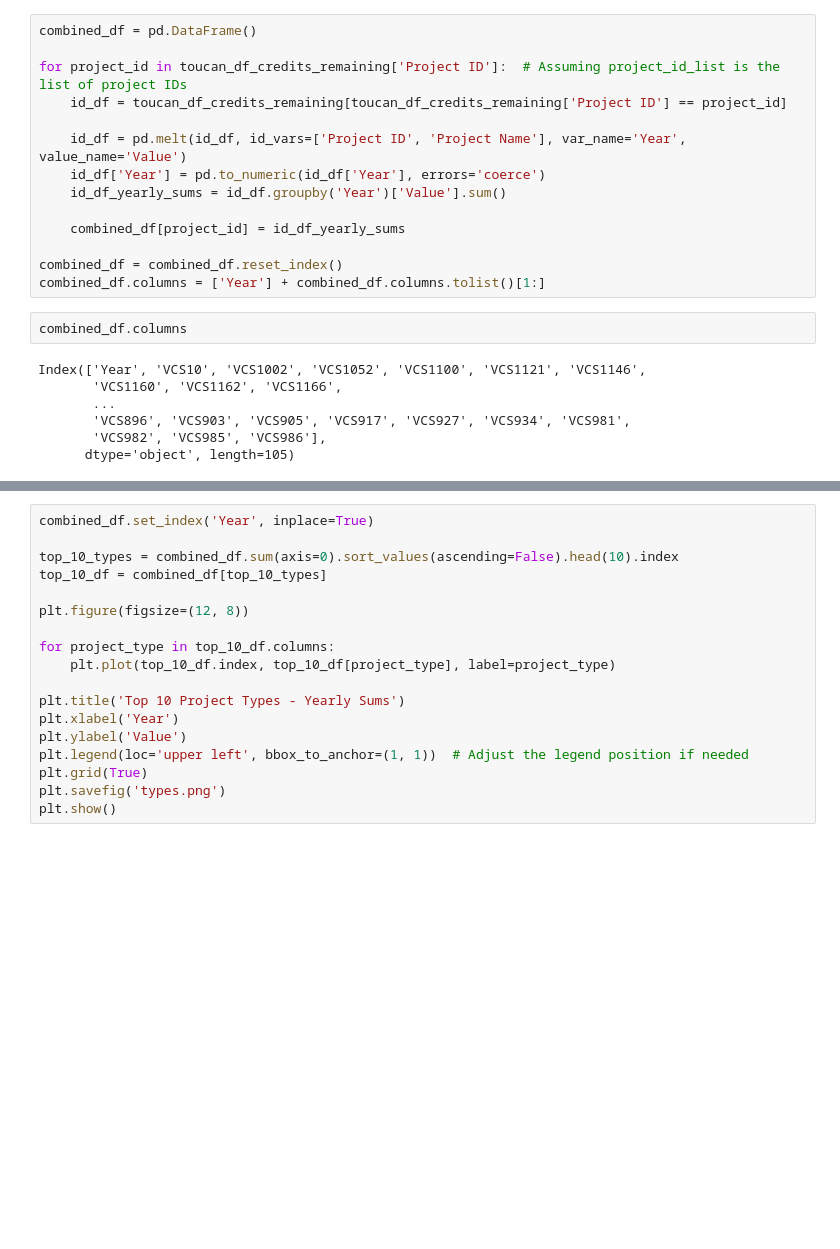
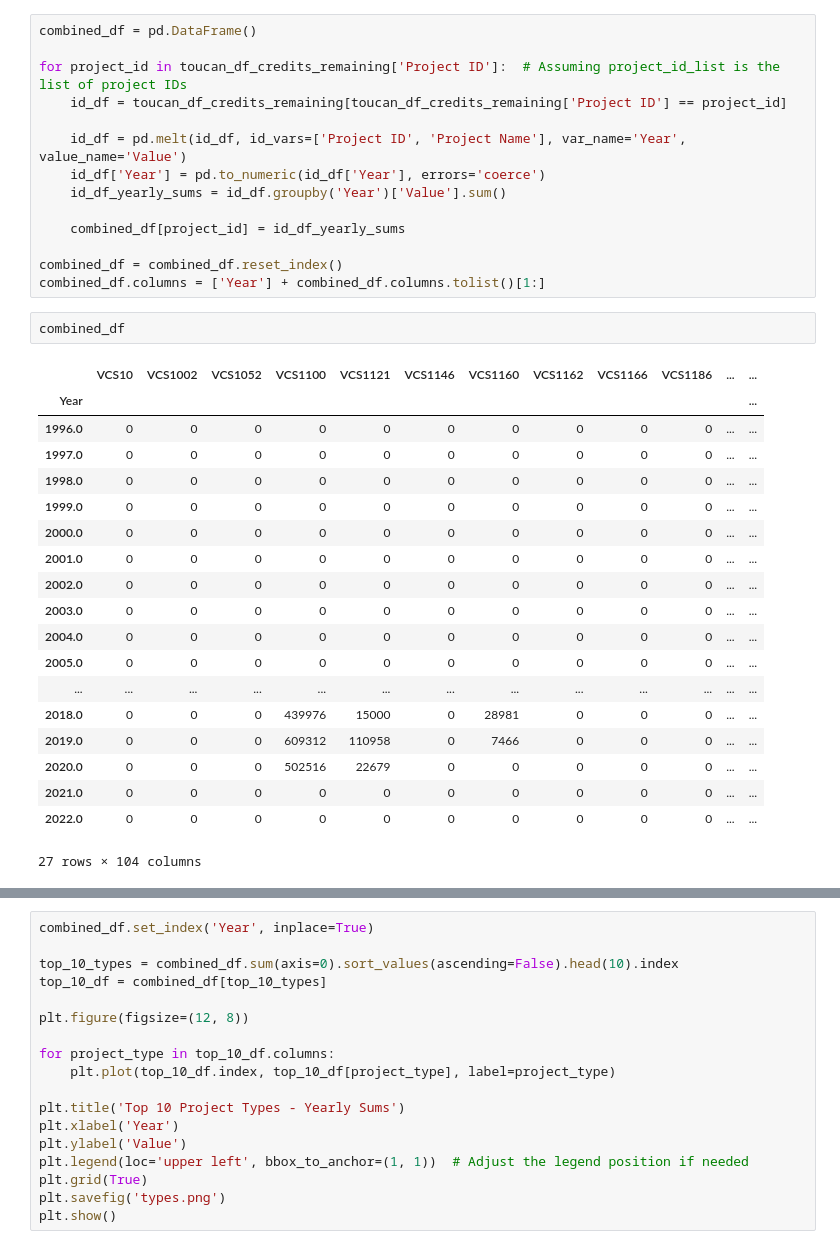
Before and after one commit to dkilleen428/honors_thesis, a Jupyter notebook: Toucan.ipynb, the cells around one changed output, grey strips where cells are left out. Cells and saved outputs as stored; diff of their text form; blank space fills up the shorter version.

```diff
--- a/Toucan.ipynb
+++ b/Toucan.ipynb
@@ -125,11 +125,24 @@ for project_id in toucan_df_credits_remaining['Project ID']:  # Assuming project
 combined_df = combined_df.reset_index()
 combined_df.columns = ['Year'] + combined_df.columns.tolist()[1:]
 # %%
-combined_df.columns
+combined_df
 # %% [output]
+|  | VCS10 | VCS1002 | VCS1052 | VCS1100 | VCS1121 | VCS1146 | VCS1160 | VCS1162 | VCS1166 | VCS1186 | ... | ... |
+| Year |  |  |  |  |  |  |  |  |  |  |  | ... |
+| 1996.0 | 0 | 0 | 0 | 0 | 0 | 0 | 0 | 0 | 0 | 0 | ... | ... |
+| 1997.0 | 0 | 0 | 0 | 0 | 0 | 0 | 0 | 0 | 0 | 0 | ... | ... |
+| 1998.0 | 0 | 0 | 0 | 0 | 0 | 0 | 0 | 0 | 0 | 0 | ... | ... |
+| 1999.0 | 0 | 0 | 0 | 0 | 0 | 0 | 0 | 0 | 0 | 0 | ... | ... |
+| 2000.0 | 0 | 0 | 0 | 0 | 0 | 0 | 0 | 0 | 0 | 0 | ... | ... |
+| 2001.0 | 0 | 0 | 0 | 0 | 0 | 0 | 0 | 0 | 0 | 0 | ... | ... |
+| 2002.0 | 0 | 0 | 0 | 0 | 0 | 0 | 0 | 0 | 0 | 0 | ... | ... |
+| 2003.0 | 0 | 0 | 0 | 0 | 0 | 0 | 0 | 0 | 0 | 0 | ... | ... |
+| 2004.0 | 0 | 0 | 0 | 0 | 0 | 0 | 0 | 0 | 0 | 0 | ... | ... |
+| 2005.0 | 0 | 0 | 0 | 0 | 0 | 0 | 0 | 0 | 0 | 0 | ... | ... |
+| ... | ... | ... | ... | ... | ... | ... | ... | ... | ... | ... | ... | ... |
+| 2018.0 | 0 | 0 | 0 | 439976 | 15000 | 0 | 28981 | 0 | 0 | 0 | ... | ... |
+| 2019.0 | 0 | 0 | 0 | 609312 | 110958 | 0 | 7466 | 0 | 0 | 0 | ... | ... |
+| 2020.0 | 0 | 0 | 0 | 502516 | 22679 | 0 | 0 | 0 | 0 | 0 | ... | ... |
+| 2021.0 | 0 | 0 | 0 | 0 | 0 | 0 | 0 | 0 | 0 | 0 | ... | ... |
+| 2022.0 | 0 | 0 | 0 | 0 | 0 | 0 | 0 | 0 | 0 | 0 | ... | ... |
-Index(['Year', 'VCS10', 'VCS1002', 'VCS1052', 'VCS1100', 'VCS1121', 'VCS1146',
-       'VCS1160', 'VCS1162', 'VCS1166',
-       ...
-       'VCS896', 'VCS903', 'VCS905', 'VCS917', 'VCS927', 'VCS934', 'VCS981',
-       'VCS982', 'VCS985', 'VCS986'],
-      dtype='object', length=105)
+27 rows × 104 columns
```
Also changed, not shown: parts of 2 cells of this notebook.
